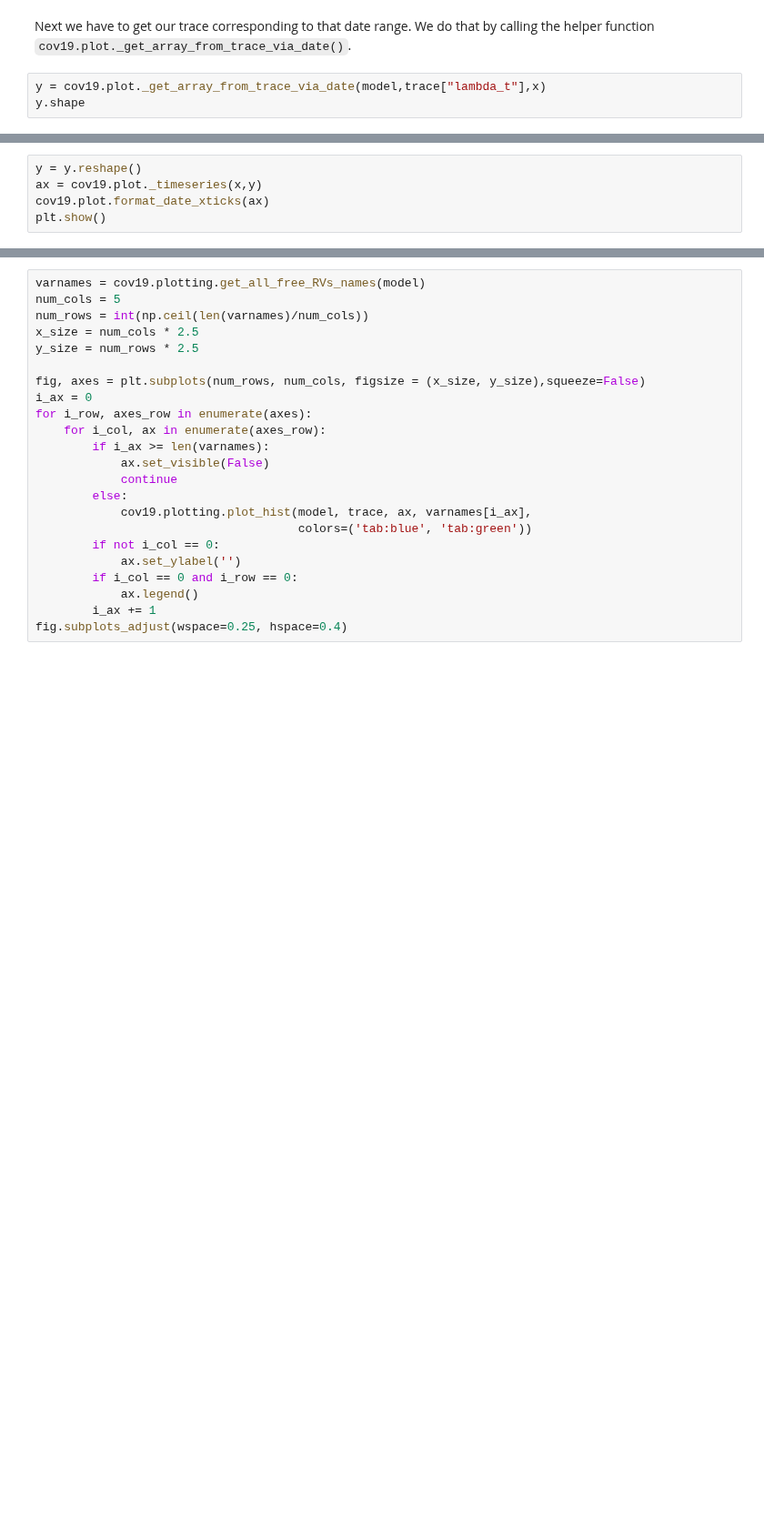
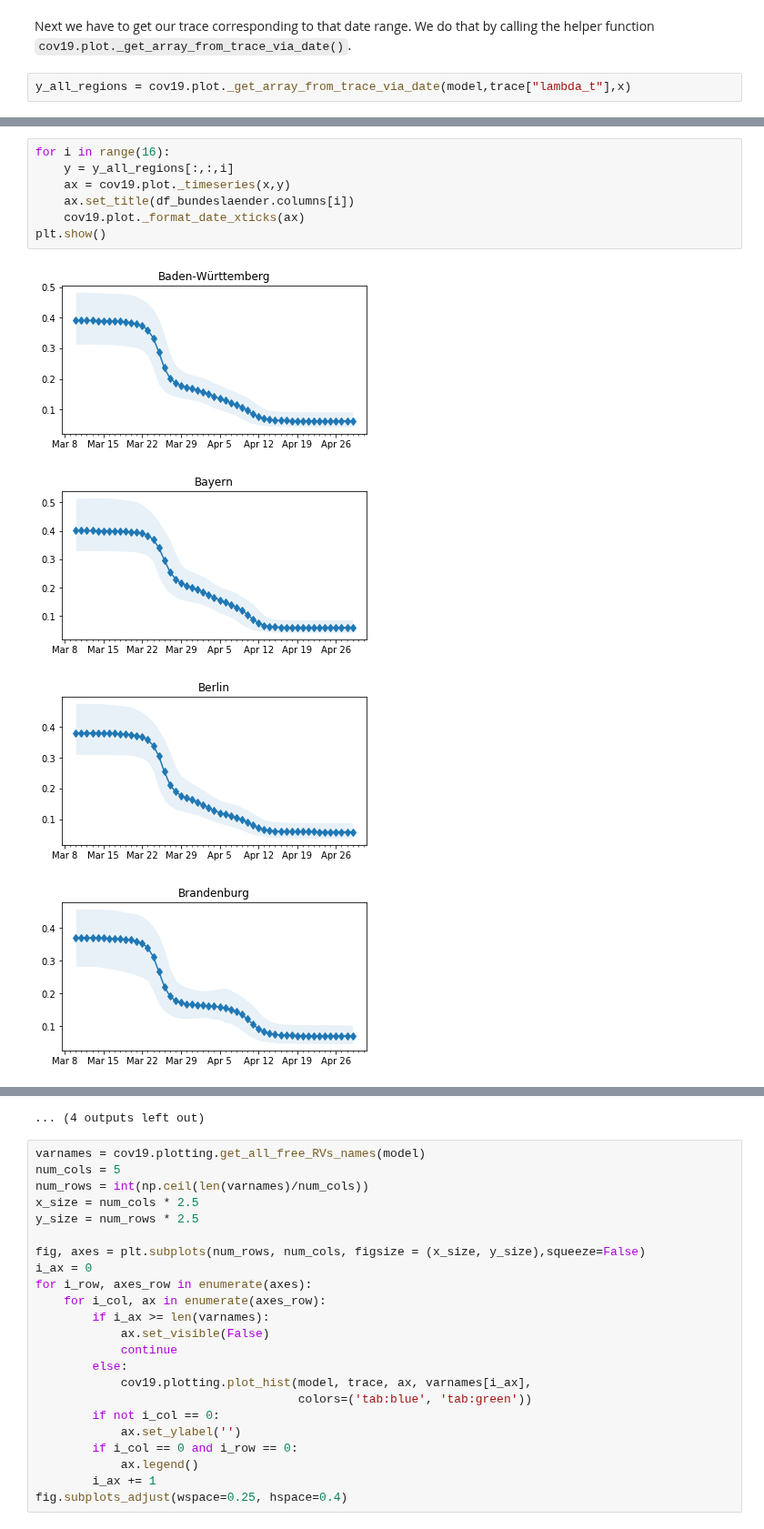
Before and after one commit to Priesemann-Group/covid19_inference, a Jupyter notebook: scripts/example_bundeslaender.ipynb, the cells around one changed output, grey strips where cells are left out. Shown at 91% size. Cells and saved outputs as stored; diff of their text form; blank space fills up the shorter version.

Commit message:
Fixed some bugs, added label for data changed default date_format.

```diff
--- a/scripts/example_bundeslaender.ipynb
+++ b/scripts/example_bundeslaender.ipynb
@@ -117,5 +122,4 @@ x = pd.date_range(bd,ed)
 # %% [markdown]
 Next we have to get our trace corresponding to that date range. We do that by calling the helper function `cov19.plot._get_array_from_trace_via_date()`.
 # %%
-y = cov19.plot._get_array_from_trace_via_date(model,trace["lambda_t"],x)
-y.shape
+y_all_regions = cov19.plot._get_array_from_trace_via_date(model,trace["lambda_t"],x)
@@ -126,5 +138,12 @@ After that we plot the timeseries. And set the format of the date axis.
 # %%
-y = y.reshape()
-ax = cov19.plot._timeseries(x,y)
-cov19.plot.format_date_xticks(ax)
+for i in range(16):
+    y = y_all_regions[:,:,i]
+    ax = cov19.plot._timeseries(x,y)
+    ax.set_title(df_bundeslaender.columns[i])
+    cov19.plot._format_date_xticks(ax)
 plt.show()
+# %% [output]
+[figure, added]
+[figure, added]
+[figure, added]
+[figure, added]
@@ -131,3 +158,4 @@ plt.show()
+... (4 outputs left out)
 # %%
 varnames = cov19.plotting.get_all_free_RVs_names(model)
 num_cols = 5
```
Also changed, not shown: parts of 5 cells of this notebook, 1 other file.
